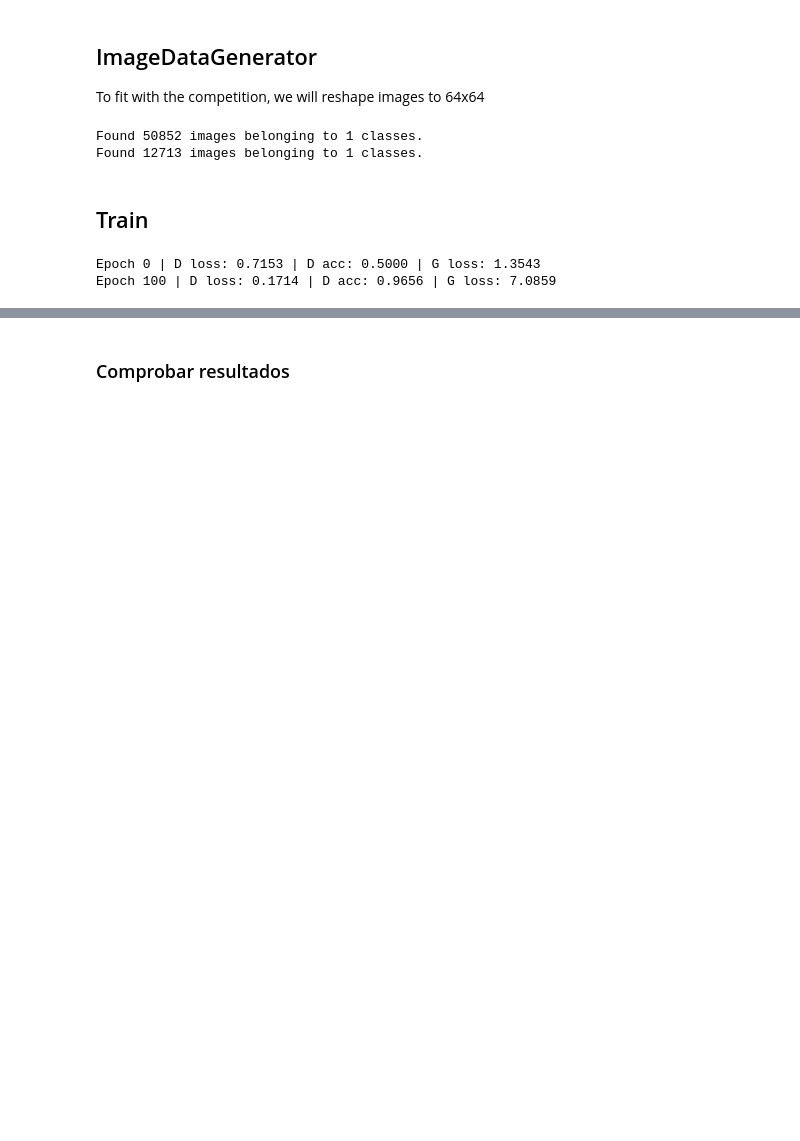
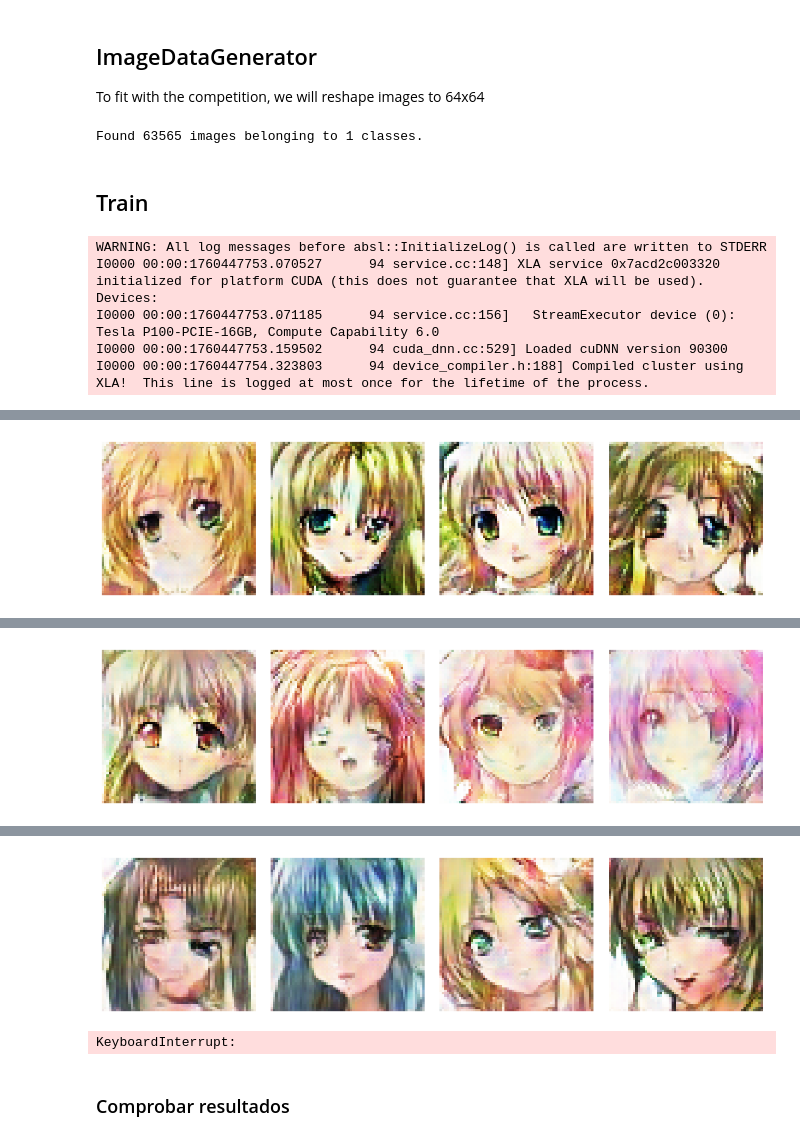
Before and after one commit to Alvarofp537/MG-anime_generator, a Jupyter notebook: GAN.ipynb, the cells around one changed output, grey strips where cells are left out. Saved outputs shown, nothing was run; the diff lists cells and outputs as text; code cells hidden in the pictures; blank space fills up the shorter version.

```diff
--- a/GAN.ipynb
+++ b/GAN.ipynb
@@ -188,7 +216,7 @@ Model: "functional_5"
 
 To fit with the competition, we will reshape images to 64x64
 # %%
-datagen = ImageDataGenerator(rescale=1./255, validation_split=0.2)
+datagen = ImageDataGenerator(rescale=1./255)
 
 # Create training and validation generators using the same seed
 train_generator = datagen.flow_from_directory(
@@ -200,19 +228,8 @@ train_generator = datagen.flow_from_directory(
     shuffle=True,
     seed=2004
 )
-
-val_generator = datagen.flow_from_directory(
-    image_dir,
-    target_size=(height, width),
-    batch_size=batch_size,
-    class_mode='input',
-    subset='validation',
-    shuffle=False,
-    seed=2004
-)
 # %% [output]
-Found 50852 images belonging to 1 classes.
-Found 12713 images belonging to 1 classes.
+Found 63565 images belonging to 1 classes.
 # %% [markdown]
 ## Train
 # %%
@@ -268,6 +285,10 @@ for epoch in range(epochs):
     # Mostrar progreso
     if epoch % 100 == 0:
         print(f"Epoch {epoch} | D loss: {d_loss[0]:.4f} | D acc: {d_loss[1]:.4f} | G loss: {g_loss:.4f}")
+        mostrar_imagenes_generadas(generator)
 # %% [output]
-Epoch 0 | D loss: 0.7153 | D acc: 0.5000 | G loss: 1.3543
-Epoch 100 | D loss: 0.1714 | D acc: 0.9656 | G loss: 7.0859
+WARNING: All log messages before absl::InitializeLog() is called are written to STDERR
+I0000 00:00:1760447753.070527      94 service.cc:148] XLA service 0x7acd2c003320 initialized for platform CUDA (this does not guarantee that XLA will be used). Devices:
+I0000 00:00:1760447753.071185      94 service.cc:156]   StreamExecutor device (0): Tesla P100-PCIE-16GB, Compute Capability 6.0
+I0000 00:00:1760447753.159502      94 cuda_dnn.cc:529] Loaded cuDNN version 90300
+I0000 00:00:1760447754.323803      94 device_compiler.h:188] Compiled cluster using XLA!  This line is logged at most once for the lifetime of the process.
@@ -273,0 +297 @@ Epoch 100 | D loss: 0.1714 | D acc: 0.9656 | G loss: 7.0859
+[figure, added]
@@ -273,0 +300 @@ Epoch 100 | D loss: 0.1714 | D acc: 0.9656 | G loss: 7.0859
+[figure, added]
@@ -274,3 +303,5 @@ Epoch 100 | D loss: 0.1714 | D acc: 0.9656 | G loss: 7.0859
+[figure, added]
+KeyboardInterrupt:
 # %% [markdown]
 ### Comprobar resultados
 # %%
```
Also changed, not shown: parts of 8 cells of this notebook.
